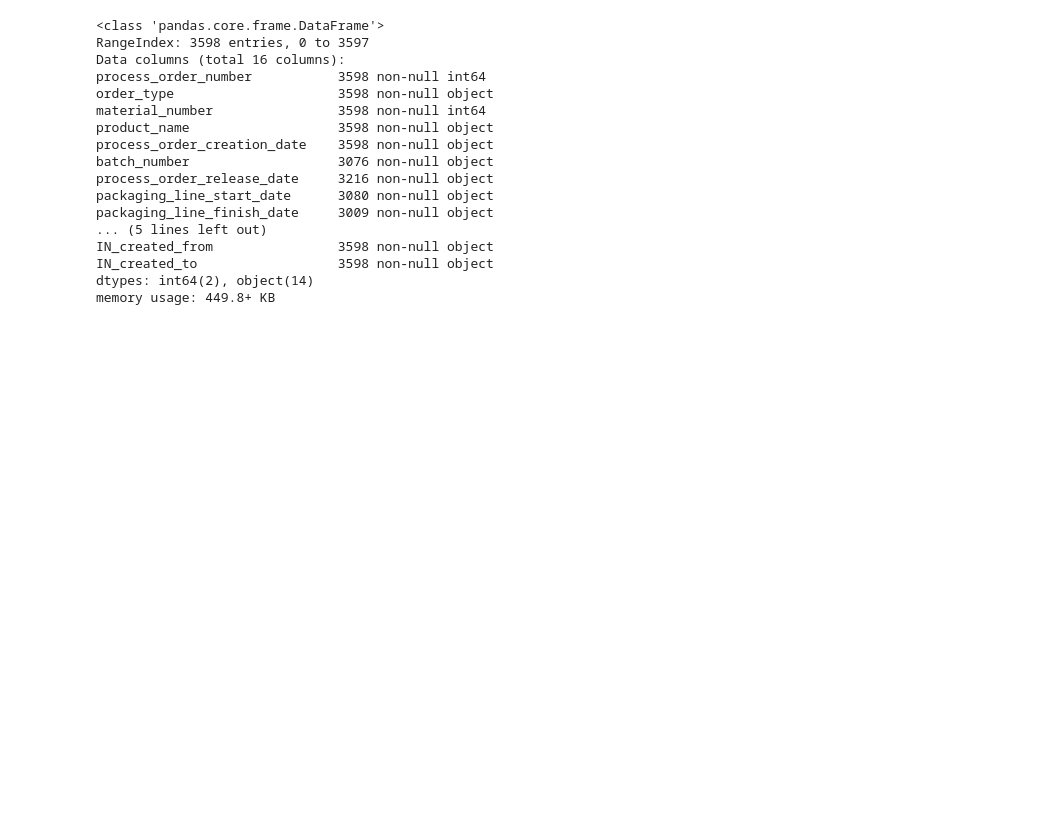
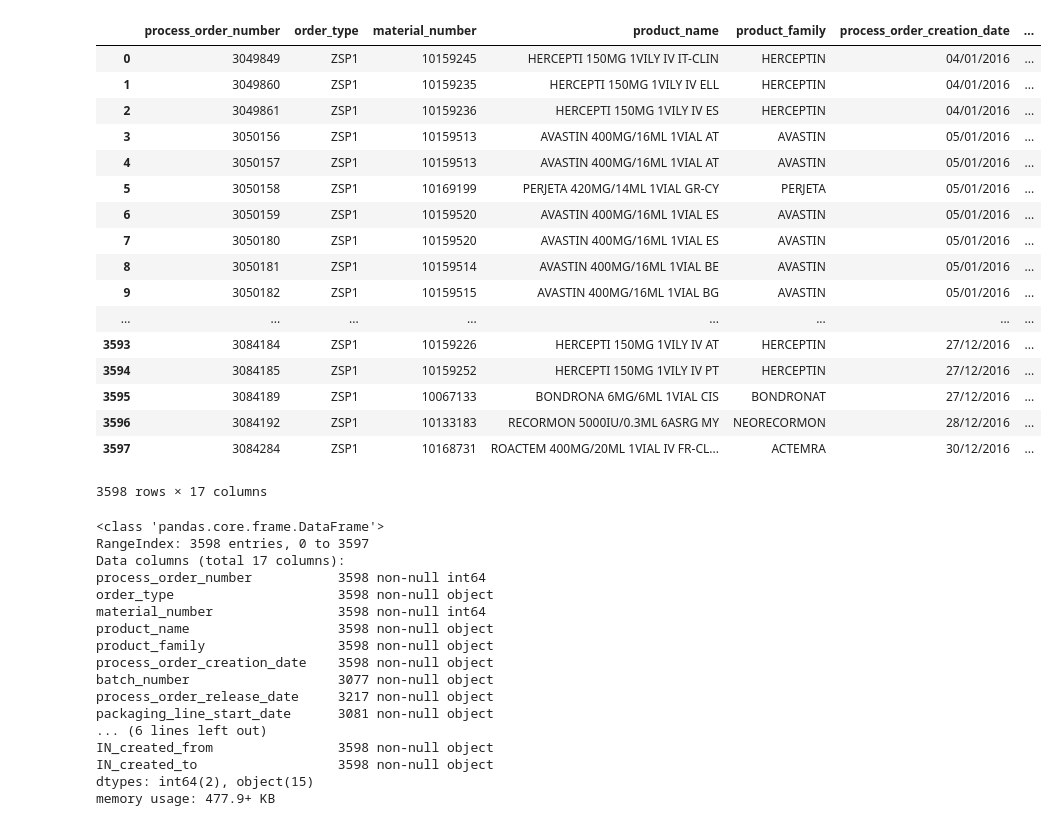
Before and after one commit to tadinve/felt, a Jupyter notebook: Upload/RawFELTDataCleaningScript.ipynb, the cells around one changed output. Saved outputs shown, nothing was run; the diff lists cells and outputs as text; code cells hidden in the pictures; blank space fills up the shorter version.

Commit message:
Raw Data 2 added and script changed

```diff
--- a/Upload/RawFELTDataCleaningScript.ipynb
+++ b/Upload/RawFELTDataCleaningScript.ipynb
@@ -2,25 +2,45 @@
 import pandas as pd
 import numpy as np
 # %%
-df = pd.read_csv('RawData.csv')
+df = pd.read_csv('RawData2.csv')
+df
+# %% [output]
+|  | process_order_number | order_type | material_number | product_name | product_family | process_order_creation_date | ... |
+| 0 | 3049849 | ZSP1 | 10159245 | HERCEPTI 150MG 1VILY IV IT-CLIN | HERCEPTIN | 04/01/2016 | ... |
+| 1 | 3049860 | ZSP1 | 10159235 | HERCEPTI 150MG 1VILY IV ELL | HERCEPTIN | 04/01/2016 | ... |
+| 2 | 3049861 | ZSP1 | 10159236 | HERCEPTI 150MG 1VILY IV ES | HERCEPTIN | 04/01/2016 | ... |
+| 3 | 3050156 | ZSP1 | 10159513 | AVASTIN 400MG/16ML 1VIAL AT | AVASTIN | 05/01/2016 | ... |
+| 4 | 3050157 | ZSP1 | 10159513 | AVASTIN 400MG/16ML 1VIAL AT | AVASTIN | 05/01/2016 | ... |
+| 5 | 3050158 | ZSP1 | 10169199 | PERJETA 420MG/14ML 1VIAL GR-CY | PERJETA | 05/01/2016 | ... |
+| 6 | 3050159 | ZSP1 | 10159520 | AVASTIN 400MG/16ML 1VIAL ES | AVASTIN | 05/01/2016 | ... |
+| 7 | 3050180 | ZSP1 | 10159520 | AVASTIN 400MG/16ML 1VIAL ES | AVASTIN | 05/01/2016 | ... |
+| 8 | 3050181 | ZSP1 | 10159514 | AVASTIN 400MG/16ML 1VIAL BE | AVASTIN | 05/01/2016 | ... |
+| 9 | 3050182 | ZSP1 | 10159515 | AVASTIN 400MG/16ML 1VIAL BG | AVASTIN | 05/01/2016 | ... |
+| ... | ... | ... | ... | ... | ... | ... | ... |
+| 3593 | 3084184 | ZSP1 | 10159226 | HERCEPTI 150MG 1VILY IV AT | HERCEPTIN | 27/12/2016 | ... |
+| 3594 | 3084185 | ZSP1 | 10159252 | HERCEPTI 150MG 1VILY IV PT | HERCEPTIN | 27/12/2016 | ... |
+| 3595 | 3084189 | ZSP1 | 10067133 | BONDRONA 6MG/6ML 1VIAL CIS | BONDRONAT | 27/12/2016 | ... |
+| 3596 | 3084192 | ZSP1 | 10133183 | RECORMON 5000IU/0.3ML 6ASRG MY | NEORECORMON | 28/12/2016 | ... |
+| 3597 | 3084284 | ZSP1 | 10168731 | ROACTEM 400MG/20ML 1VIAL IV FR-CL... | ACTEMRA | 30/12/2016 | ... |
+3598 rows × 17 columns
 # %%
 df.info()
 # %% [output]
 <class 'pandas.core.frame.DataFrame'>
 RangeIndex: 3598 entries, 0 to 3597
-Data columns (total 16 columns):
+Data columns (total 17 columns):
 process_order_number           3598 non-null int64
 order_type                     3598 non-null object
 material_number                3598 non-null int64
 product_name                   3598 non-null object
+product_family                 3598 non-null object
 process_order_creation_date    3598 non-null object
-batch_number                   3076 non-null object
-process_order_release_date     3216 non-null object
-packaging_line_start_date      3080 non-null object
-packaging_line_finish_date     3009 non-null object
-... (5 lines left out)
+batch_number                   3077 non-null object
+process_order_release_date     3217 non-null object
+packaging_line_start_date      3081 non-null object
+... (6 lines left out)
 IN_created_from                3598 non-null object
 IN_created_to                  3598 non-null object
-dtypes: int64(2), object(14)
-memory usage: 449.8+ KB
+dtypes: int64(2), object(15)
+memory usage: 477.9+ KB
 # %%
```
Also changed, not shown: parts of 9 cells of this notebook, 3 other files.
